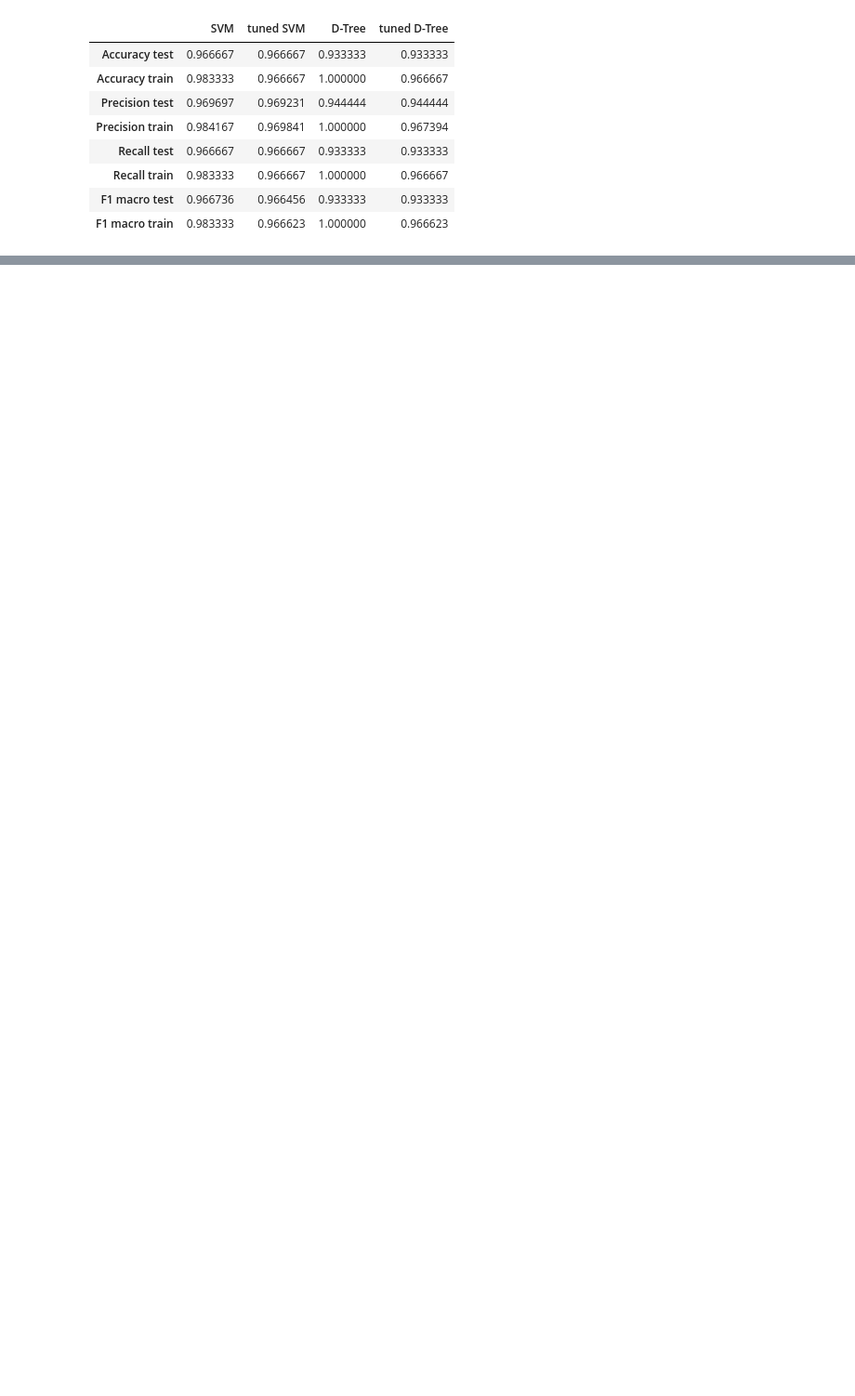
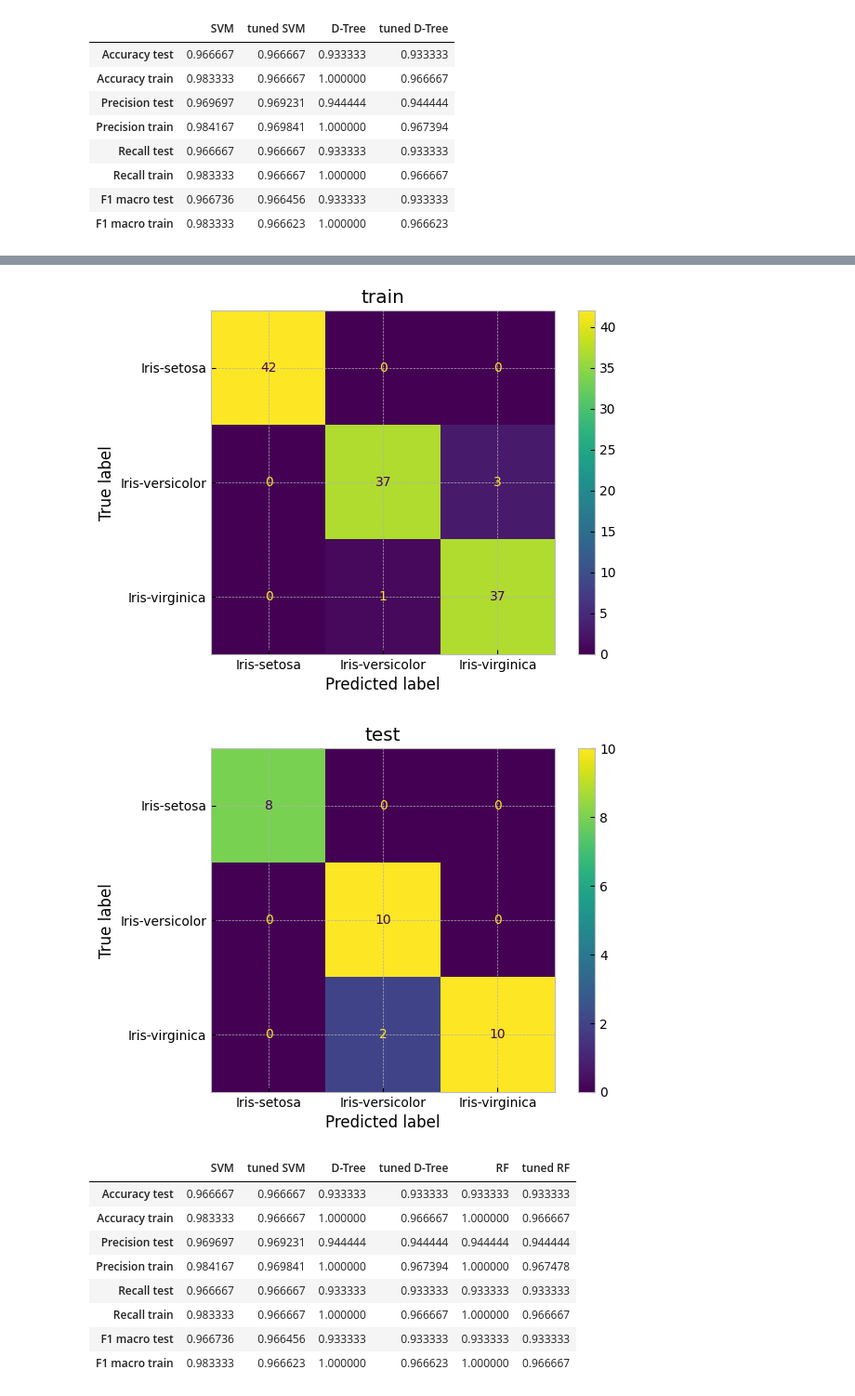
Before and after one commit to jhoang3/iris, a Jupyter notebook: iris.ipynb, the cells around one changed output, grey strips where cells are left out. Shown at 93% size. Drawn from its saved outputs; the diff is of its cells as text; code cells hidden in the pictures; blank space fills up the shorter version.

Commit message:
wrap up all model evaluations and tuning

```diff
--- a/iris.ipynb
+++ b/iris.ipynb
@@ -464,0 +471,7 @@ evals
+# %%
+rf = RandomForestClassifier(random_state=42)
+# can score it based off of out-of-bag score rather than accuracy if i want
+# will use accuracy since its generalized for other model comparison
+score = evaluation(rf, x_train, x_test, y_train, y_test)
+evals['RF'] = score
+evals
@@ -464,0 +490,33 @@ evals
+# %%
+# evaluating random forest, uses same grid param as decisions
+param_grid = {'n_estimators':np.arange(50,150,10),
+              'criterion':['gini','entropy','log_loss'],
+              'max_depth':np.arange(1,10,1),
+              'min_samples_split':np.arange(2,5,1),
+              'min_samples_leaf':np.arange(1,5,1),
+              'min_impurity_decrease':np.arange(0,0.2,0.05)}
+# criterion are all ways to describe purity of nodes
+rskf = RepeatedStratifiedKFold(n_repeats=3,random_state=42)
+tuned = RandomizedSearchCV(estimator=rf,param_distributions=param_grid,cv=rskf)
+tuned.fit(x_train,y_train.values.ravel())
+
+best_params = tuned.best_params_
+rf_tuned = RandomForestClassifier(criterion=best_params['criterion'],
+                                    max_depth=best_params['max_depth'], min_samples_split=best_params['min_samples_split'],
+                                    min_samples_leaf=best_params['min_samples_leaf'],
+                                    min_impurity_decrease=best_params['min_impurity_decrease'])
+score = evaluation(rf_tuned,x_train,x_test,y_train,y_test)
+evals['tuned RF'] = score
+evals
+# %% [output]
+[figure, added]
+[figure, added]
+|  | SVM | tuned SVM | D-Tree | tuned D-Tree | RF | tuned RF |
+| Accuracy test | 0.966667 | 0.966667 | 0.933333 | 0.933333 | 0.933333 | 0.933333 |
+| Accuracy train | 0.983333 | 0.966667 | 1.000000 | 0.966667 | 1.000000 | 0.966667 |
+| Precision test | 0.969697 | 0.969231 | 0.944444 | 0.944444 | 0.944444 | 0.944444 |
+| Precision train | 0.984167 | 0.969841 | 1.000000 | 0.967394 | 1.000000 | 0.967478 |
+| Recall test | 0.966667 | 0.966667 | 0.933333 | 0.933333 | 0.933333 | 0.933333 |
+| Recall train | 0.983333 | 0.966667 | 1.000000 | 0.966667 | 1.000000 | 0.966667 |
+| F1 macro test | 0.966736 | 0.966456 | 0.933333 | 0.933333 | 0.933333 | 0.933333 |
+| F1 macro train | 0.983333 | 0.966623 | 1.000000 | 0.966623 | 1.000000 | 0.966667 |
```
Also changed, not shown: parts of 16 cells of this notebook, 1 other file.
